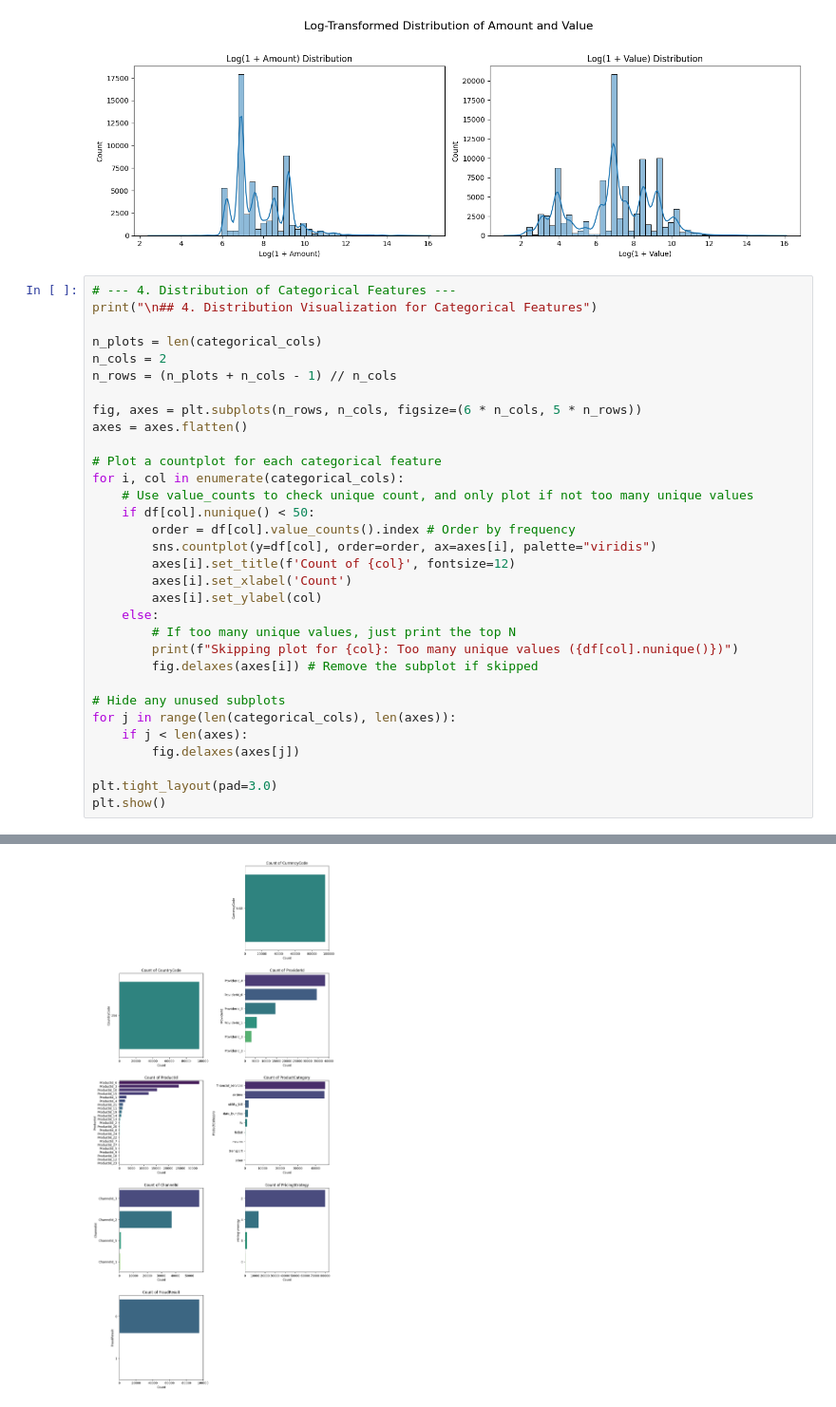
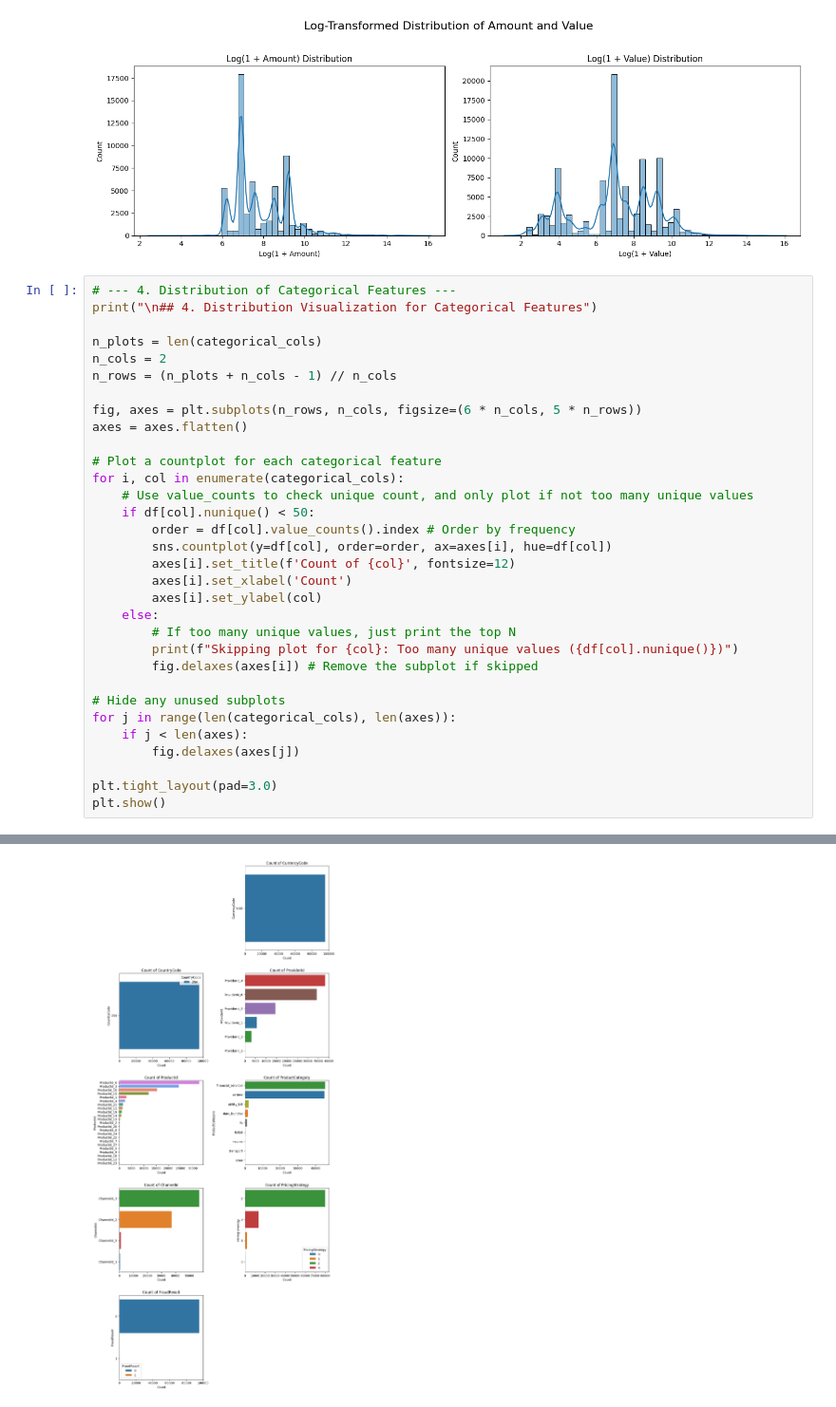
Before and after one commit to Helina-Yilma/Credit-Risk-Model, a Jupyter notebook: notebooks/eda.ipynb, the cells around one changed output, grey strips where cells are left out. Shown: that part at 95% size. Saved outputs shown, nothing was run; the diff lists cells and outputs as text.

```diff
--- a/notebooks/eda.ipynb
+++ b/notebooks/eda.ipynb
@@ -196,7 +196,7 @@ for i, col in enumerate(categorical_cols):
     # Use value_counts to check unique count, and only plot if not too many unique values
     if df[col].nunique() < 50:
         order = df[col].value_counts().index # Order by frequency
-        sns.countplot(y=df[col], order=order, ax=axes[i], palette="viridis")
+        sns.countplot(y=df[col], order=order, ax=axes[i], hue=df[col])
         axes[i].set_title(f'Count of {col}', fontsize=12)
         axes[i].set_xlabel('Count')
         axes[i].set_ylabel(col)
@@ -239 +222 @@ Passing `palette` without assigning `hue` is deprecated and will be removed in v
-[figure, old version]
+[figure, new version]
```
Also changed, not shown: parts of 4 cells of this notebook.
